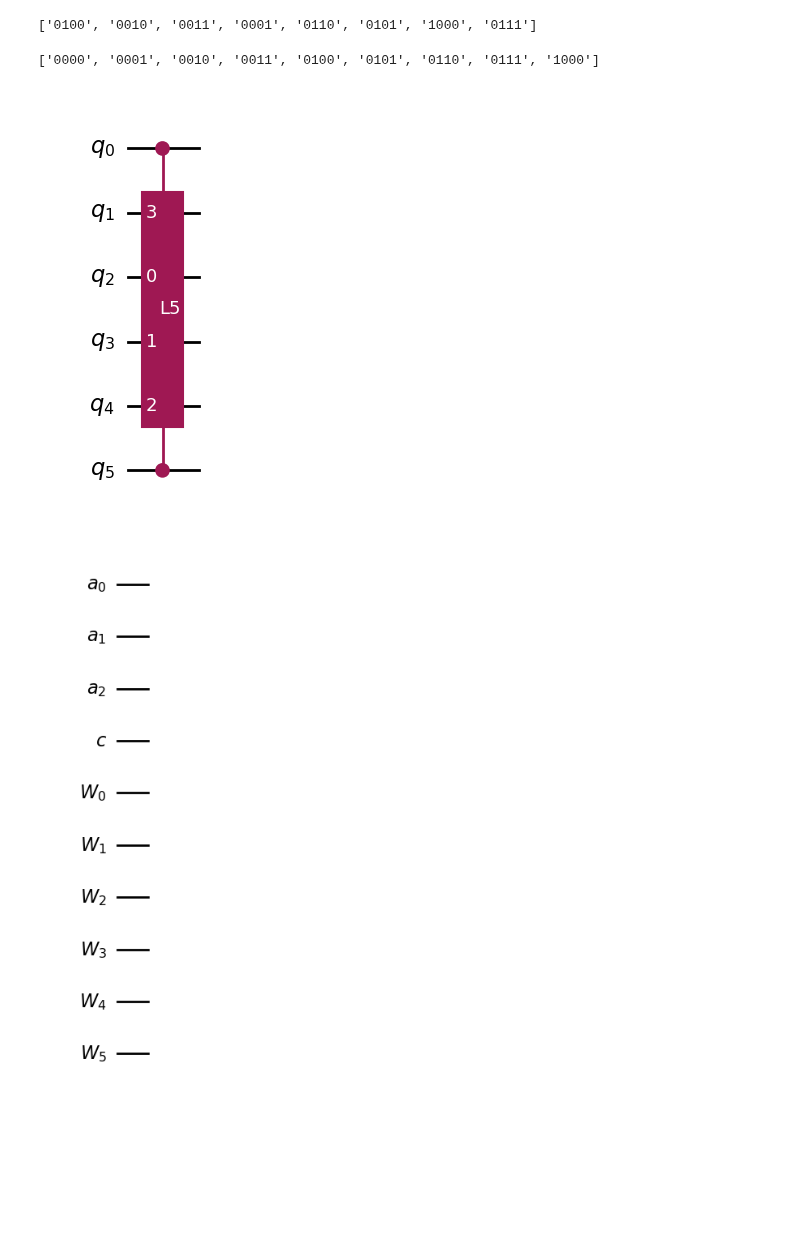
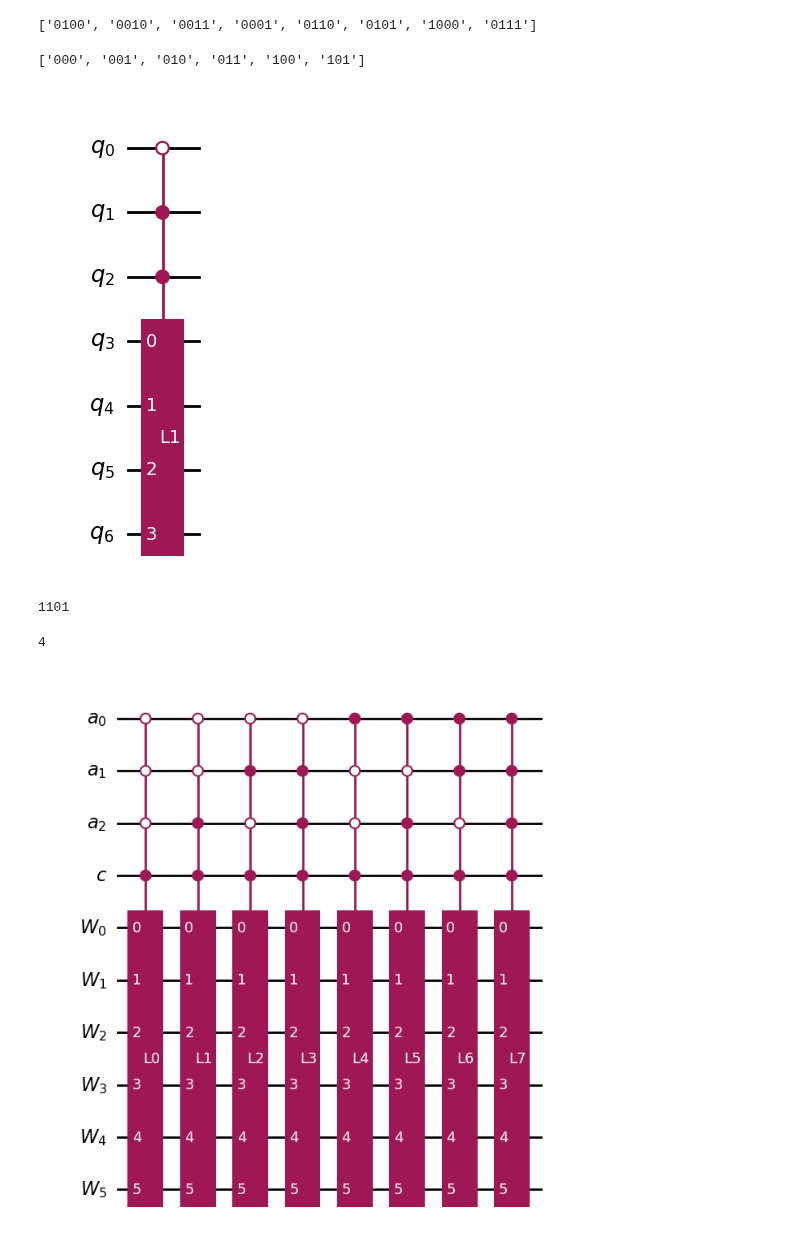
Before and after one commit to Flirm/quantum-circuits-implementation, a Jupyter notebook: implementations/windowed_arithmetic/table_lookup.ipynb, the cells around one changed output. Drawn from its saved outputs; the diff is of its cells as text; code cells hidden in the pictures; blank space fills up the shorter version.

```diff
--- a/implementations/windowed_arithmetic/table_lookup.ipynb
+++ b/implementations/windowed_arithmetic/table_lookup.ipynb
@@ -21,7 +21,7 @@ print(encode_table(l, 4))
 # %%
 def generate_control_strings(size: int) -> list[str]:
     """
-    size: list size
+    size: number of bits to encode list size
     """
     c_strings = []
     string_size = ceil(log2(size))
@@ -29,9 +29,9 @@ def generate_control_strings(size: int) -> list[str]:
         c_strings.append((bin(i)[2:]).rjust(string_size,"0"))
     return c_strings
 
-print(generate_control_strings(9))
+print(generate_control_strings(6))
 # %% [output]
-['0000', '0001', '0010', '0011', '0100', '0101', '0110', '0111', '1000']
+['000', '001', '010', '011', '100', '101']
 # %%
 def xor_data_gates(l: list[str], size: int) -> list[Gate]:
     """
@@ -40,20 +40,32 @@ def xor_data_gates(l: list[str], size: int) -> list[Gate]:
     circuits = []
     for bit_string in l:
         qc = QuantumCircuit(size)
-        qc.name = f"L{l.index(bit_string)}"
         for bit in range(len(bit_string)):
             if bit_string[bit] == "1":
                 qc.x(abs(bit-size)-1)
         circuits.append(qc.to_gate())
+
+    for i in range(len(circuits)):
+        circuits[i].name = f"L{i}"
     return circuits
 
 circs = xor_data_gates(['0100', '0010', '0011', '0001', '0110', '0101', '1000', '0111'], 4)
 # %%
-qc = QuantumCircuit(6)
-qc.append(circs[5].control(2), [0,5,2,3,4,1])
+qc = QuantumCircuit(7)
+qc.append(circs[1].control(3, ctrl_state="110"), [0,1,2,3,4,5,6])
 qc.draw("mpl")
 # %% [output]
-[figure, old version]
+[figure, new version]
+# %%
+c_strings = generate_control_strings(6)
+print("1" + c_strings[5])
+# %% [output]
+1101
+# %%
+num = 9
+print(ceil(log2(num)))
+# %% [output]
+4
 # %%
 def compute_lookup_table(W: int, l: list[int], optimization: int = 0) -> QuantumCircuit:
     """
@@ -62,23 +74,25 @@ def compute_lookup_table(W: int, l: list[int], optimization: int = 0) -> Quantum
     l = table to be computed
     c = controll qubit
     """
-    index_size = int(log2(len(l)))
+    index_size = ceil(log2(len(l)))
     a = QuantumRegister(index_size, name="a")
     w = QuantumRegister(W, name="W")
     c = QuantumRegister(1, name="c")
     quantum_circuit = QuantumCircuit(a, c, w)
 
-    c_strings = generate_control_strings(index_size)
+    c_strings = generate_control_strings(len(l))
     e_table = encode_table(l, W)
     xor_circs = xor_data_gates(e_table, W)
 
     match optimization:
         case 0:
-            do_nothing_rn = 0
+            for i in range(len(l)):
+                get_data_circ = xor_circs[i].control(index_size + 1, ctrl_state="1" + c_strings[i][::-1])
+                quantum_circuit.append(get_data_circ, a[:] + c[:] + w[:])
 
 
     return quantum_circuit
 
 compute_lookup_table(6, [0,0,0,0,0,0,0,0]).draw("mpl")
 # %% [output]
-[figure, old version]
+[figure, new version]
```
